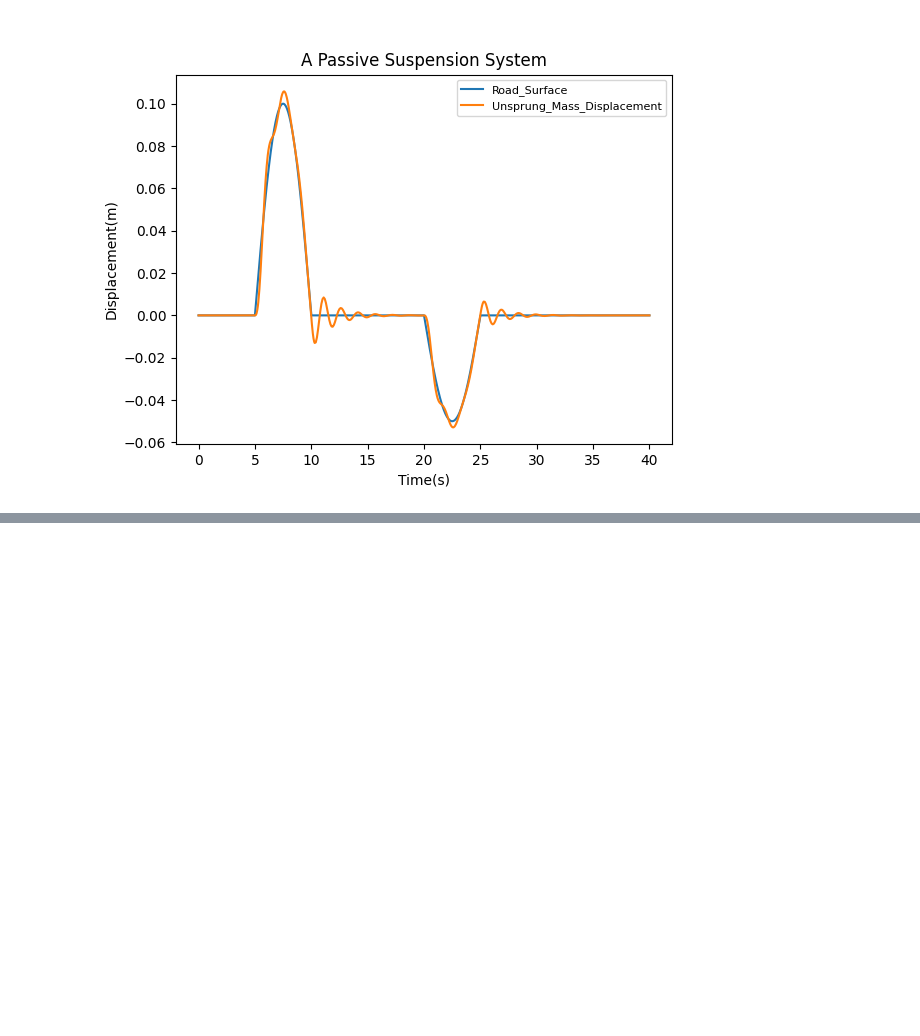
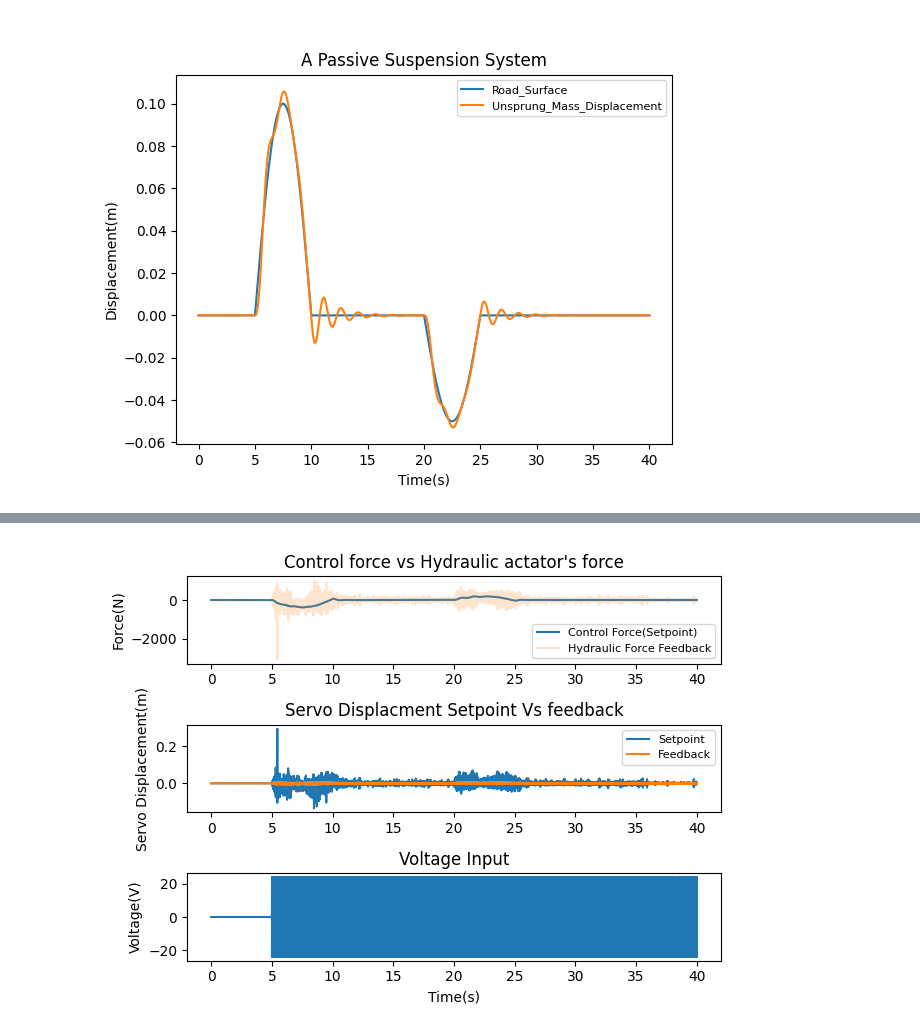
Before and after one commit to BoboyeOkeya/Vehicle-Suspension-System-, a Jupyter notebook: Simulation_Notebook_1.ipynb, the cells around one changed output, grey strips where cells are left out. Drawn from its saved outputs; the diff is of its cells as text; code cells hidden in the pictures; blank space fills up the shorter version.

```diff
--- a/Simulation_Notebook_1.ipynb
+++ b/Simulation_Notebook_1.ipynb
@@ -108,0 +172,37 @@ plt.show()
+# %%
+#Internal dynamics of the hydrualic actuator
+#1. Control force vs Hydraulic actuator's force
+#2. servo displacment setpoint & feedback
+#3. voltage input
+
+# Create a figure with three subplots
+fig, axs = plt.subplots(3, 1)
+# Plot the data on the subplots and set the titles
+axs[0].plot(data_hyd['PI_Controller.Force_Limit.out_0'])
+axs[0].plot(data_hyd['Actuator.Force_Output.out_0'], alpha = 0.2)
+axs[0].set_title("Control force vs Hydraulic actator's force")
+axs[0].set_ylabel('Force(N)')
+axs[0].legend(['Control Force(Setpoint)','Hydraulic Force Feedback'],loc = 'lower right',fontsize=8)
+
+axs[1].plot(data_hyd['Actuator.Xsv_ref.out_0'])
+axs[1].plot(data_hyd['Actuator.Gain_0.out_0'])
+axs[1].set_title("Servo Displacment Setpoint Vs feedback")
+axs[1].set_ylabel('Servo Displacement(m)')
+axs[1].legend(['Setpoint','Feedback'],loc = 'upper right',fontsize=8)
+
+
+axs[2].plot(data_hyd['Actuator.Voltage_Limit.out_0'])
+axs[2].set_title("Voltage Input")
+axs[2].set_ylabel('Voltage(V)')
+axs[2].set_xlabel('Time(s)')
+
+
+
+
+# Adjust the layout of the subplots
+fig.tight_layout()
+
+# Show the plots
+plt.show()
+# %% [output]
+[figure, added]
```
Also changed, not shown: parts of 6 cells of this notebook.
